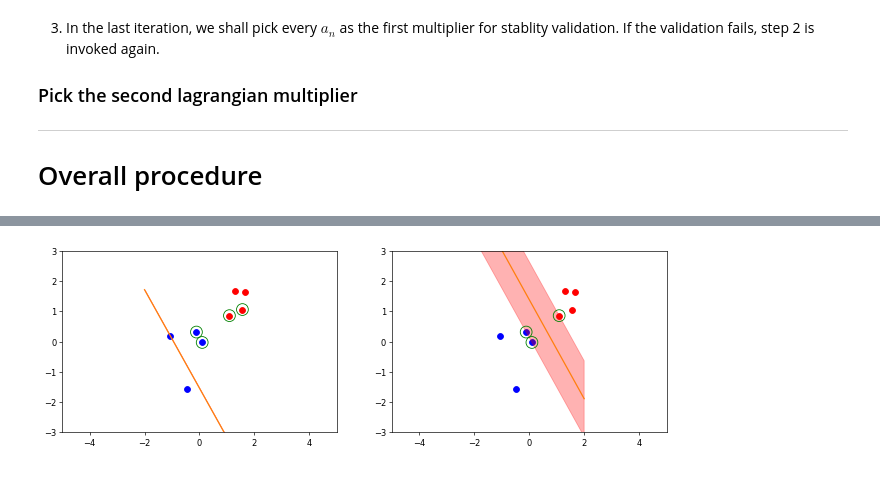
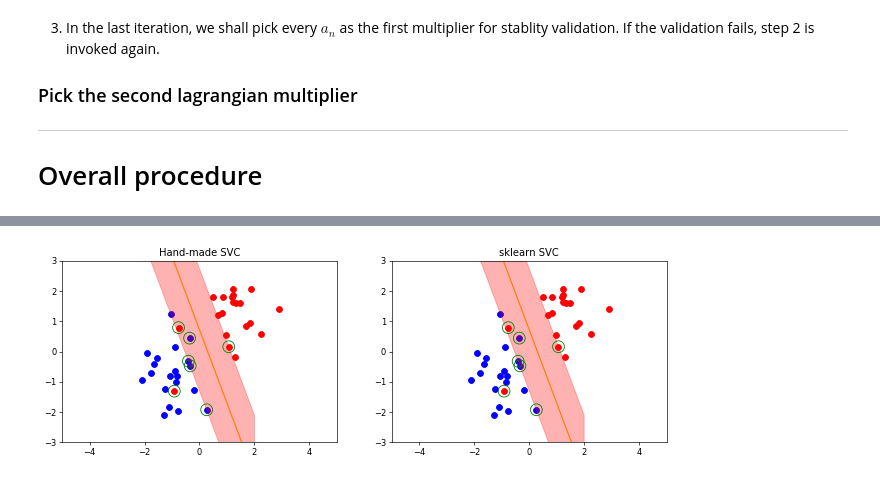
Before and after one commit to Minohh/PRML-Note, a Jupyter notebook: 7_Sparse_Kernel_Machines/SMO.ipynb, the cells around one changed output, grey strips where cells are left out. Saved outputs shown, nothing was run; the diff lists cells and outputs as text; code cells hidden in the pictures.

```diff
--- a/7_Sparse_Kernel_Machines/SMO.ipynb
+++ b/7_Sparse_Kernel_Machines/SMO.ipynb
@@ -323,7 +321,7 @@ def getLogger(name):
         formatter = logging.Formatter('%(message)s')
         handler.setFormatter(formatter)
         logger.addHandler(handler)
-        logger.setLevel(logging.INFO)
+        logger.setLevel(logging.WARNING)
     return logger
 
 logger = getLogger("SMO")
@@ -364,28 +362,40 @@ class SMO:
     E = None
     b = 0.0
     C = 0.0
-    esp = 1e-10
+    eps = 1e-8
 
     def __init__(self, X, T, C):
         length = len(T)
         self.X = X
         self.T = T
         self.C = C
-        self.A = np.random.uniform(0, C, length)
-        # linear equality constraint
-        self.A[length-1] = -np.sum((self.A*T)[:-1])*T[length-1]
+        self.A = np.full(T.shape, C/2)
 
         ynb = np.zeros(length)
         for i in range(length):
             ynb[i] = (self.A*self.T)@kernel(X, X[i])
         self.b = np.sum(T - ynb)/length
         self.E = ynb + self.b - T
+        logger.info("Initialize \n A = {} \n b = {} \n E = {}".format(self.A, self.b, self.E))
         return
 
     def Psi(self, A2, k11, k22, k12, t1, t2, E1, E2, a1, a2, b, s):
         A1 = a1+s*(a2-A2)
         ret = .5*A1**2*k11 + .5*A2**2*k22 + s*A1*A2*k12 + (t1*(E1-b)-a1*k11-s*a2*k12)*A1 + (t2*(E2-b)-s*a1*k12-a2*k22)*A2
         return ret
+
+    def meet_KKT(self, i):
+        # from the equation y = A*T @ kernel(X, x) we can find that X will expand the errors
+        eps = self.eps*len(self.T)
+        y = self.A*self.T @ kernel(self.X, self.X[i]) + self.b
+        logger.info("t = {}, y = {}".format(self.T[i], y))
+        if abs(self.A[i])<eps and self.T[i]*y>=1:
+            return 1
+        if self.A[i]>0 and self.A[i]<self.C and abs(self.T[i]*y-1)<eps:
+            return 1
+        if abs(self.A[i]-self.C)<eps and self.T[i]*y<=1:
+            return 1
+        return 0
 
     def optimize(self, i, j):
         if i==j:
@@ -404,7 +414,7 @@ class SMO:
         k11 = kernel(x1, x1)
         k22 = kernel(x2, x2)
         k12 = kernel(x1, x2)
-        esp = self.esp
+        eps = self.eps
 
         if s==-1:
             L = max(0, a2-a1)
@@ -413,12 +423,13 @@ class SMO:
             L = max(0, a2+a1-C)
             H = min(C, a2+a1)
         if L==H:
-            logger.info("{},{} L==H".format(i, j))
+            logger.info("[{},{}] L==H={}".format(i, j, L))
             return 0
         eta = k11 + k22 - 2*k12
         if eta>0:
             a2new = a2 + t2*(E1-E2)/eta
-            logger.info("a2new = {}".format(a2new))
+            logger.info("[{},{}] a2new = {} L = {}, H = {}".format(i, j, a2new, L, H))
+            logger.info("eta = {}, E = {}".format(eta, self.E))
             a2new = np.clip(a2new, L, H)
         else:
             SL = self.Psi(L, k11, k22, k12, t1, t2, E1, E2, a1, a2, b, s)
@@ -429,10 +440,11 @@ class SMO:
                 a2new = H
             else:
                 a2new = a2
-        if (abs(a2 - a2new) < esp):
-            logger.info('L={}, H={}, a2new={}'.format(L, H, a2new))
-            logger.info('eta {} error {}'.format(eta, self.E))
-            logger.info("a2==a2new {},{},{}".format(i, j, a2new))
+            logger.info("[{},{}] L or H or a2\n a2new = {}".format(i, j, a2new))
+        if abs(a2 - a2new) < eps:
+            logger.info('[{},{}] L={}, H={}, a2new={}'.format(i, j, L, H, a2new))
+            logger.info('[{},{}] eta {} error {}'.format(i, j, eta, self.E))
+            logger.info("[{},{}] a2==a2new = {}".format(i, j, a2new))
             return 0
         a1new = a1+s*(a2-a2new)
         self.A[i] = a1new
@@ -445,16 +457,16 @@ class SMO:
         if a1new > 0 and a1new < C:
             b1new = -E1 - (a1new-a1)*t1*k11 - (a2new-a2)*t2*k12 + b
             n = 1
-            logger.info("a1 new non bound")
+            logger.info("[{},{}] a1 new non bound".format(i, j))
         elif a2new > 0 and a2new < C:
             b2new = -E2 - (a1new-a1)*t1*k12 - (a2new-a2)*t2*k22 + b
             n = 1
-            logger.info("a2 new non bound")
+            logger.info("[{},{}] a2 new non bound".format(i, j))
         else:
             b1new = -E1 - (a1new-a1)*t1*k11 - (a2new-a2)*t2*k12 + b
             b2new = -E2 - (a1new-a1)*t1*k12 - (a2new-a2)*t2*k22 + b
             n = 2
-            logger.info("a1 new a2 new bound")
+            logger.info("[{},{}] a1 new a2 new bound".format(i, j))
         bnew = (b1new + b2new)/n
         self.b = bnew
 
@@ -467,19 +479,19 @@ class SMO:
         j = np.argmax(np.abs(self.E[i] - self.E))
         update = self.optimize(i, j)
         if update==1:
-            logger.info("{} {} {}".format(i, j, self.A))
+            logger.info("[{},{}] A = {}".format(i, j, self.A))
             return update
         for j in range(length):
             if self.A[j]>0 and self.A[j]<self.C:
                 update = self.optimize(i, j)
                 if update == 1:
-                    logger.info("{} {} {}".format(i, j, self.A))
+                    logger.info("[{},{}] A = {}".format(i, j, self.A))
                     return update
         for j in range(length):
-            if self.A[j]<=0 and self.A[j]>=self.C:
+            if self.A[j]<=0 or self.A[j]>=self.C:
                 update = self.optimize(i, j)
                 if update == 1:
-                    logger.info("{} {} {}".format(i, j, self.A))
+                    logger.info("[{},{}] A = {}".format(i, j, self.A))
                     return update
         return 0
 
@@ -487,21 +499,39 @@ class SMO:
         length = len(self.T)
         finished = 0
         initialized = 1
+        count = 0
         while finished != 1:
-            updates = 0
+            count += 1
+            if count == 10000:
+                logger.warning("too long!!!!!")
+                break
             if initialized==1 or validation==1:
                 initialized = 0
                 validation = 0
+                idx = -1
                 for i in range(length):
-                    updates += self.pair_optimize(i)
-                if updates == 0:
+                    is_kkt = self.meet_KKT(i)
+                    logger.info("[{}] validation meet KKT:{}".format(i, is_kkt))
+                    if is_kkt==0:
+                        self.pair_optimize(i)
+                        idx = i
+                if idx == -1:
                     finished = 1
             else:
-                for i in range(length):
-                    if self.A[i]>0 and self.A[i]<self.C:
-                        updates += self.pair_optimize(i)
-                if updates == 0:
-                    validation = 1
+                while True:
+                    # find the multiplier that violate KKT condition
+                    idx = -1
+                    for i in range(length):
+                        if self.A[i]>0 and self.A[i]<self.C:
+                            is_kkt = self.meet_KKT(i)
+                            logger.info("[{}] non bound update meet KKT:{}".format(i, is_kkt))
+                            if is_kkt==0:
+                                idx = i
+                                self.pair_optimize(i)
+                    # if all non-bound multipliers meet the KKT conditions
+                    if idx == -1:
+                        break
+                validation = 1
         return
 
     def draw(self, ax):
@@ -566,7 +596,7 @@ def main():
     fig = plt.figure(figsize=(13,4), dpi=60)
     ax1 = fig.add_subplot(1,2,1)
     ax2 = fig.add_subplot(1,2,2)
-    X, T = gen_data(4)
+    X, T = gen_data(20)
     xmin = -5
     xmax = 5
     ymin = -3
@@ -575,6 +605,8 @@ def main():
     ax1.set_ylim(ymin, ymax)
     ax2.set_xlim(xmin, xmax)
     ax2.set_ylim(ymin, ymax)
+    ax1.set_title("Hand-made SVC")
+    ax2.set_title("sklearn SVC")
     draw_points(ax1, X, T)
     draw_points(ax2, X, T)
 
@@ -610 +625 @@ w = [[1.30518229]
-[figure, old version]
+[figure, new version]
```
Also changed, not shown: parts of 2 cells of this notebook.
